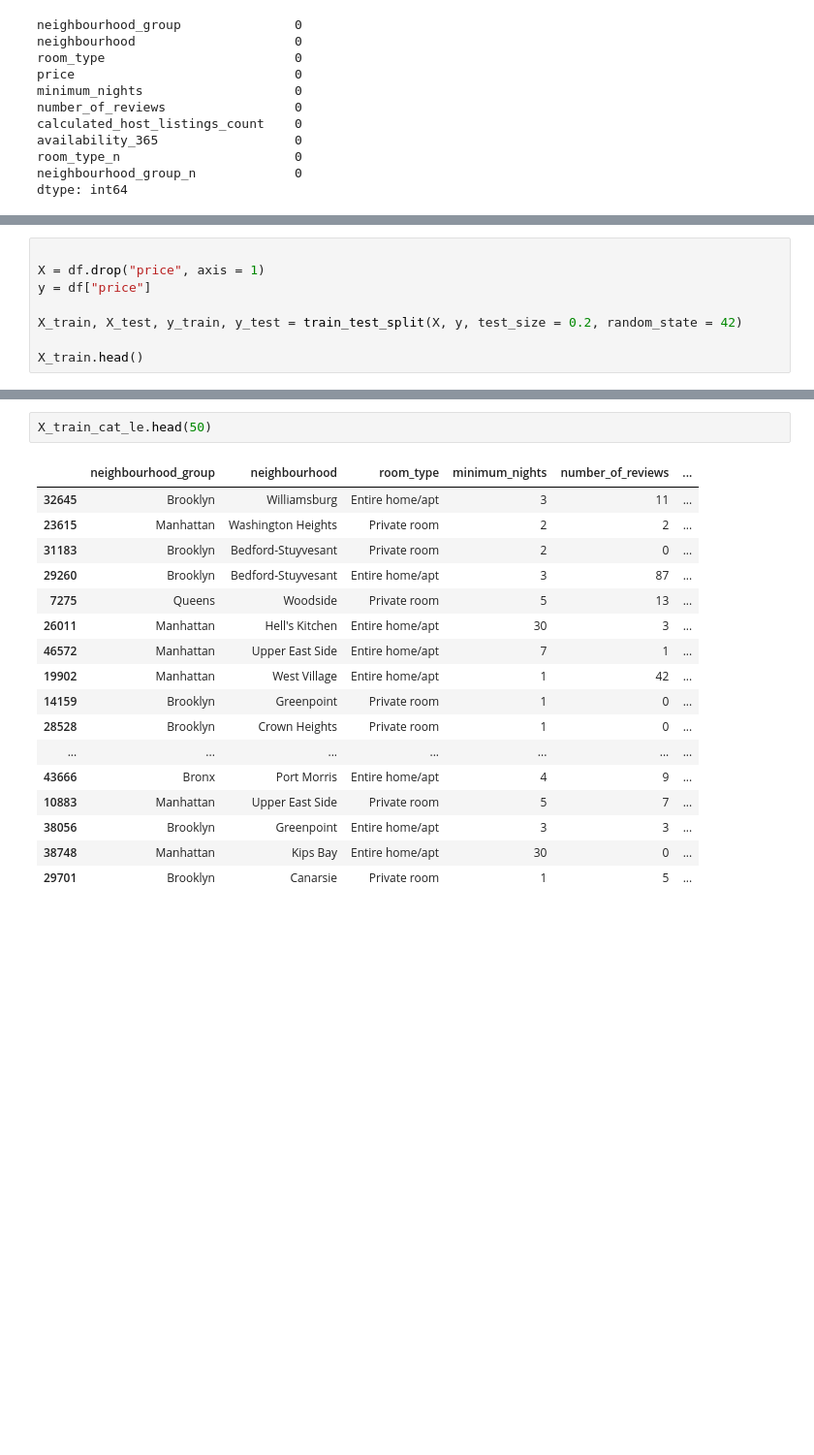
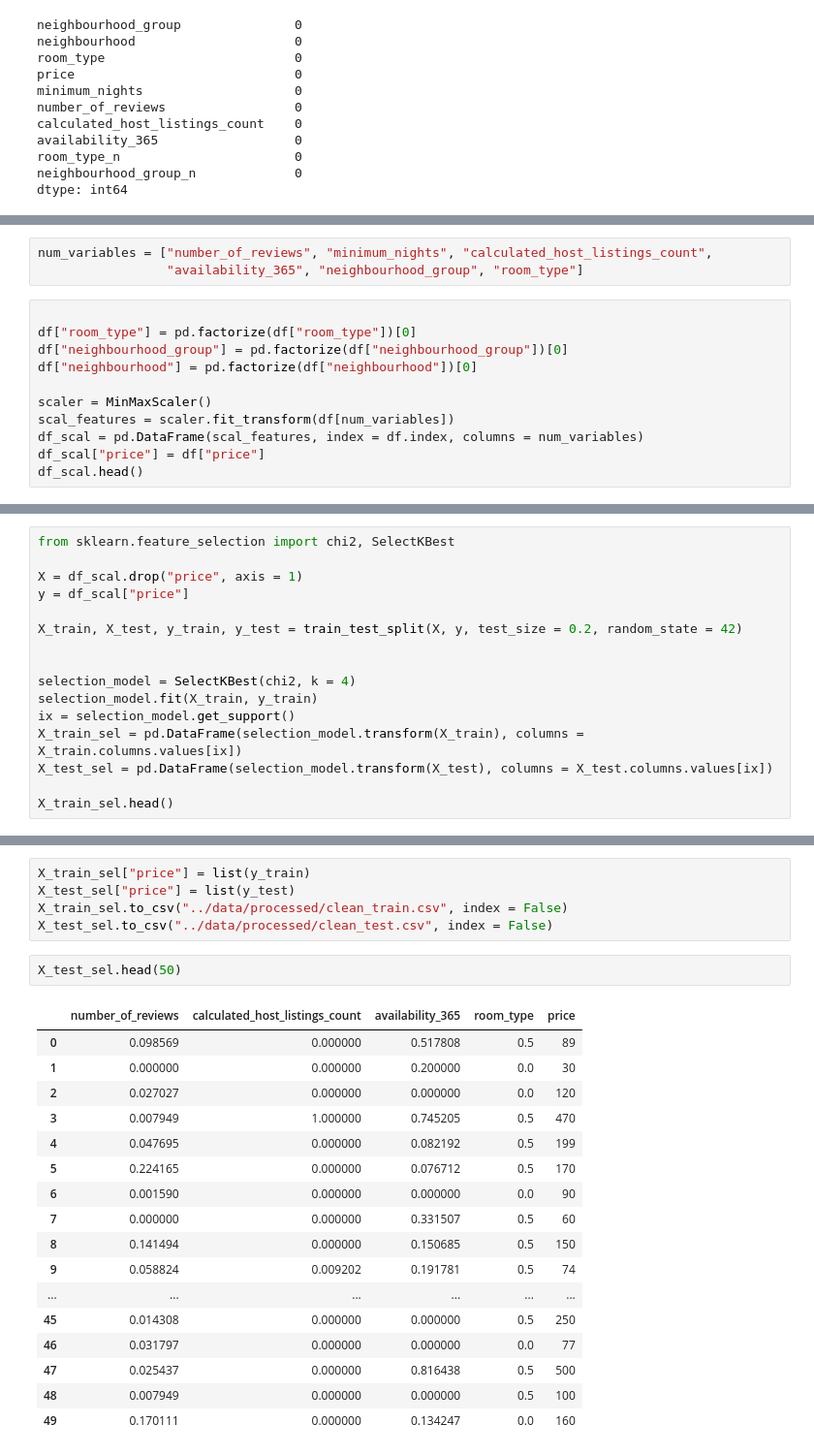
Before and after one commit to AnderTxuCode/machine-learning, a Jupyter notebook: src/explore.ipynb, the cells around one changed output, grey strips where cells are left out. Shown at 97% size. Drawn from its saved outputs; the diff is of its cells as text; blank space fills up the shorter version.

```diff
--- a/src/explore.ipynb
+++ b/src/explore.ipynb
@@ -607,0 +704,14 @@ df.head()
+# %%
+num_variables = ["number_of_reviews", "minimum_nights", "calculated_host_listings_count",
+                 "availability_365", "neighbourhood_group", "room_type"]
+# %%
+
+df["room_type"] = pd.factorize(df["room_type"])[0]
+df["neighbourhood_group"] = pd.factorize(df["neighbourhood_group"])[0]
+df["neighbourhood"] = pd.factorize(df["neighbourhood"])[0]
+
+scaler = MinMaxScaler()
+scal_features = scaler.fit_transform(df[num_variables])
+df_scal = pd.DataFrame(scal_features, index = df.index, columns = num_variables)
+df_scal["price"] = df["price"]
+df_scal.head()
@@ -608,9 +725,17 @@ df.head()
 # %%
+from sklearn.feature_selection import chi2, SelectKBest
 
-X = df.drop("price", axis = 1)
-y = df["price"]
+X = df_scal.drop("price", axis = 1)
+y = df_scal["price"]
 
 X_train, X_test, y_train, y_test = train_test_split(X, y, test_size = 0.2, random_state = 42)
 
-X_train.head()
+
+selection_model = SelectKBest(chi2, k = 4)
+selection_model.fit(X_train, y_train)
+ix = selection_model.get_support()
+X_train_sel = pd.DataFrame(selection_model.transform(X_train), columns = X_train.columns.values[ix])
+X_test_sel = pd.DataFrame(selection_model.transform(X_test), columns = X_test.columns.values[ix])
+
+X_train_sel.head()
 # %% [output]
@@ -706,20 +748,25 @@ X_train_cat_le.head(20)
+# %%
+X_train_sel["price"] = list(y_train)
+X_test_sel["price"] = list(y_test)
+X_train_sel.to_csv("../data/processed/clean_train.csv", index = False)
+X_test_sel.to_csv("../data/processed/clean_test.csv", index = False)
 # %%
-X_train_cat_le.head(50)
+X_test_sel.head(50)
 # %% [output]
-|  | neighbourhood_group | neighbourhood | room_type | minimum_nights | number_of_reviews | ... |
-| 32645 | Brooklyn | Williamsburg | Entire home/apt | 3 | 11 | ... |
-| 23615 | Manhattan | Washington Heights | Private room | 2 | 2 | ... |
-| 31183 | Brooklyn | Bedford-Stuyvesant | Private room | 2 | 0 | ... |
-| 29260 | Brooklyn | Bedford-Stuyvesant | Entire home/apt | 3 | 87 | ... |
-| 7275 | Queens | Woodside | Private room | 5 | 13 | ... |
-| 26011 | Manhattan | Hell's Kitchen | Entire home/apt | 30 | 3 | ... |
-| 46572 | Manhattan | Upper East Side | Entire home/apt | 7 | 1 | ... |
-| 19902 | Manhattan | West Village | Entire home/apt | 1 | 42 | ... |
-| 14159 | Brooklyn | Greenpoint | Private room | 1 | 0 | ... |
-| 28528 | Brooklyn | Crown Heights | Private room | 1 | 0 | ... |
-| ... | ... | ... | ... | ... | ... | ... |
-| 43666 | Bronx | Port Morris | Entire home/apt | 4 | 9 | ... |
-| 10883 | Manhattan | Upper East Side | Private room | 5 | 7 | ... |
-| 38056 | Brooklyn | Greenpoint | Entire home/apt | 3 | 3 | ... |
-| 38748 | Manhattan | Kips Bay | Entire home/apt | 30 | 0 | ... |
-| 29701 | Brooklyn | Canarsie | Private room | 1 | 5 | ... |
+|  | number_of_reviews | calculated_host_listings_count | availability_365 | room_type | price |
+| 0 | 0.098569 | 0.000000 | 0.517808 | 0.5 | 89 |
+| 1 | 0.000000 | 0.000000 | 0.200000 | 0.0 | 30 |
+| 2 | 0.027027 | 0.000000 | 0.000000 | 0.0 | 120 |
+| 3 | 0.007949 | 1.000000 | 0.745205 | 0.5 | 470 |
+| 4 | 0.047695 | 0.000000 | 0.082192 | 0.5 | 199 |
+| 5 | 0.224165 | 0.000000 | 0.076712 | 0.5 | 170 |
+| 6 | 0.001590 | 0.000000 | 0.000000 | 0.0 | 90 |
+| 7 | 0.000000 | 0.000000 | 0.331507 | 0.5 | 60 |
+| 8 | 0.141494 | 0.000000 | 0.150685 | 0.5 | 150 |
+| 9 | 0.058824 | 0.009202 | 0.191781 | 0.5 | 74 |
+| ... | ... | ... | ... | ... | ... |
+| 45 | 0.014308 | 0.000000 | 0.000000 | 0.5 | 250 |
+| 46 | 0.031797 | 0.000000 | 0.000000 | 0.0 | 77 |
+| 47 | 0.025437 | 0.000000 | 0.816438 | 0.5 | 500 |
+| 48 | 0.007949 | 0.000000 | 0.000000 | 0.5 | 100 |
+| 49 | 0.170111 | 0.000000 | 0.134247 | 0.0 | 160 |
```
Also changed, not shown: parts of 38 cells of this notebook.
